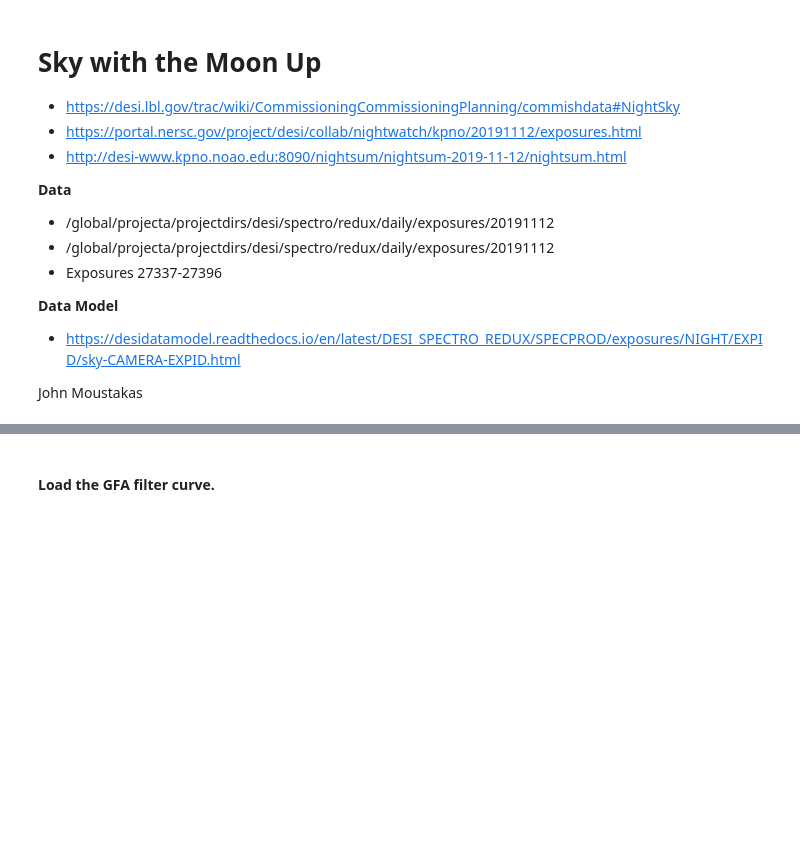
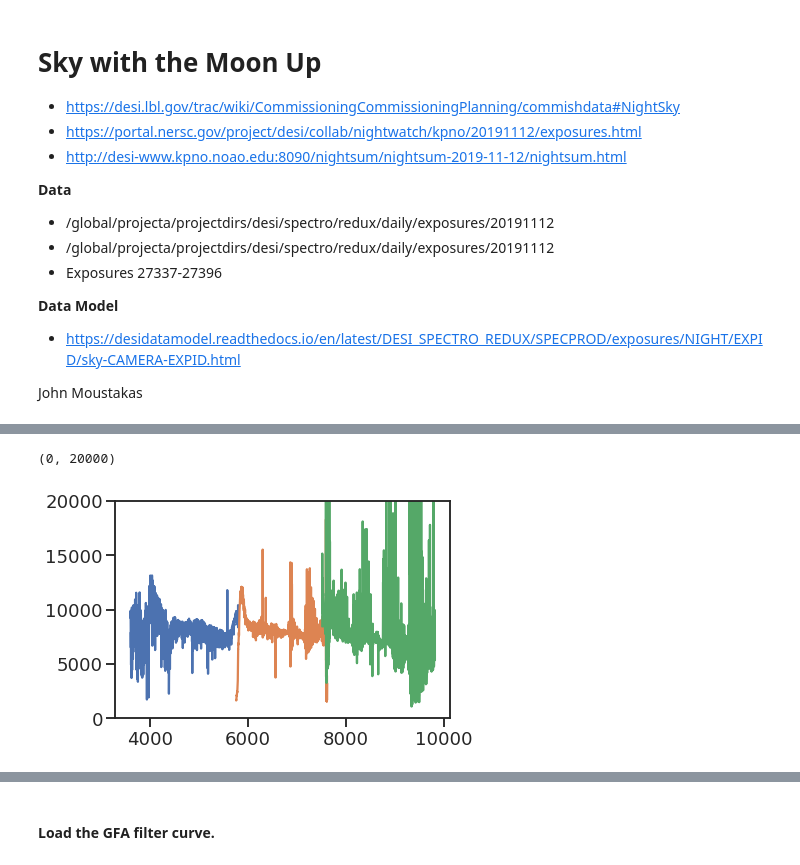
Before and after one commit to desihub/desicmx, a Jupyter notebook: analysis/specsky/sky-with-moon.ipynb, the cells around one changed output, grey strips where cells are left out. Saved outputs shown, nothing was run; the diff lists cells and outputs as text; code cells hidden in the pictures; blank space fills up the shorter version.

```diff
--- a/analysis/specsky/sky-with-moon.ipynb
+++ b/analysis/specsky/sky-with-moon.ipynb
@@ -39,0 +133,11 @@ sns.set(context='talk', style='ticks', font_scale=1.1)
+# %%
+dd = '/global/project/projectdirs/desi/spectro/redux/daily/exposures/20191112/00027345'
+for cam in ('b', 'r', 'z'):
+    tt = desimodel.io.load_throughput(cam)
+    sr = desispec.io.read_frame(dd+'/frame-{}3-00027345.fits'.format(cam))
+    ss = desispec.io.read_sky(dd+'/sky-{}3-00027345.fits'.format(cam))
+    plt.plot(ss.wave, ss.flux[0, :] / tt.thru(ss.wave))
+plt.ylim(0, 20000)
+# %% [output]
+(0, 20000)
+[figure, added]
```
Also changed, not shown: parts of 39 cells of this notebook.
